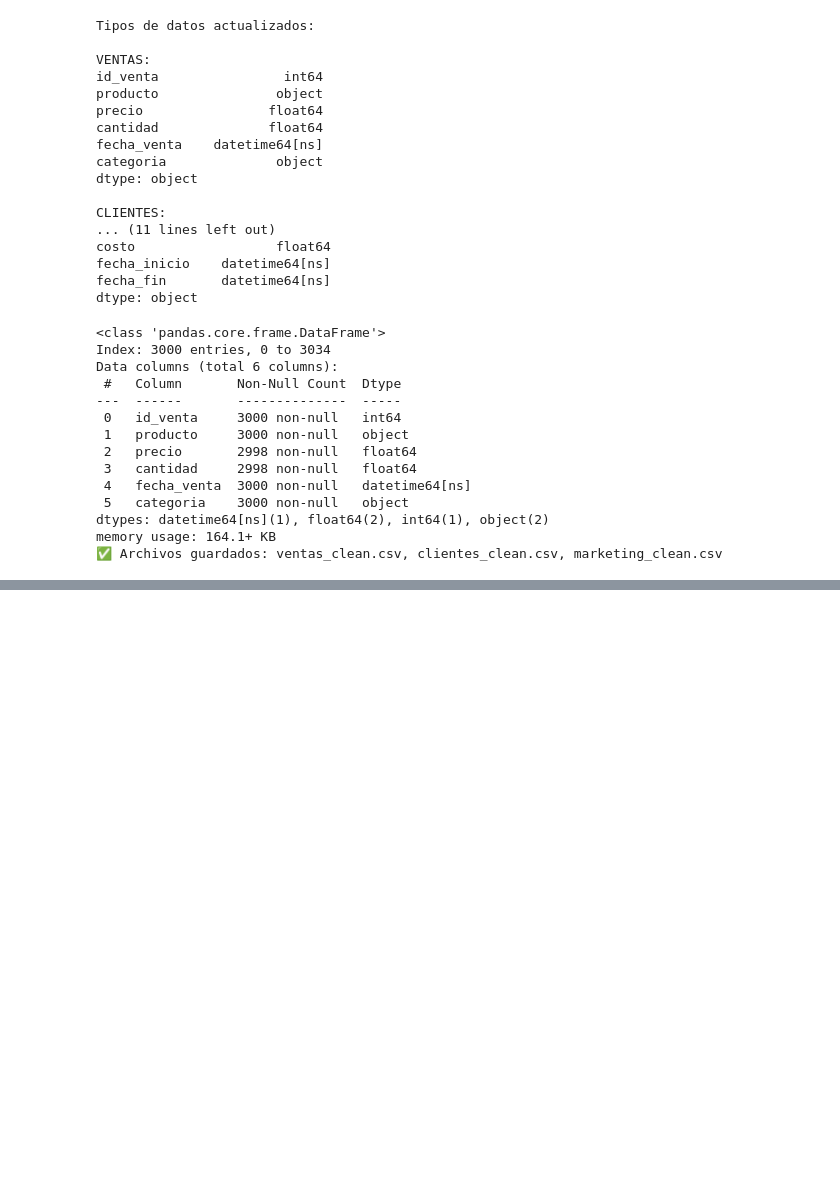
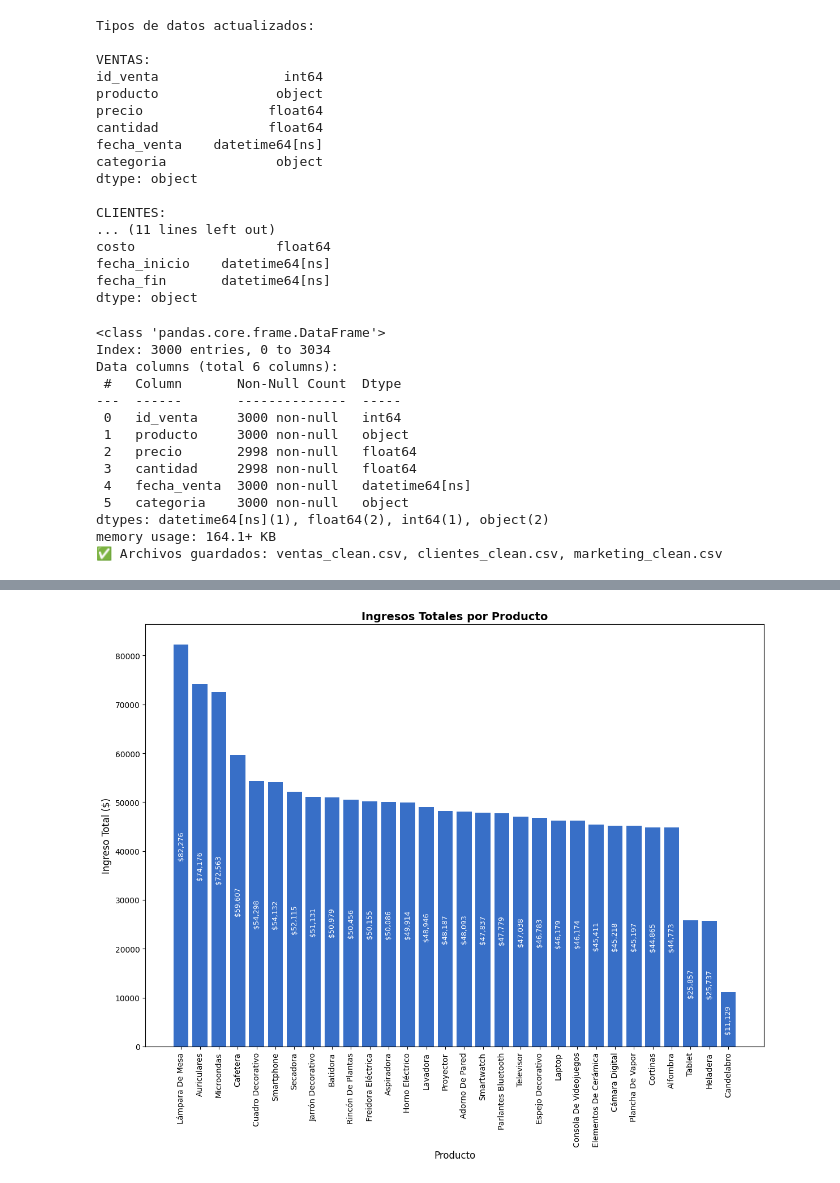
Before and after one commit to gonzagomezouton-cell/entrega_final_gonzalo_gomez_outon_analisis_de_datos, a Jupyter notebook: Entrega_final_Gonzalo_Gomez_Outon.ipynb, the cells around one changed output, grey strips where cells are left out. Saved outputs shown, nothing was run; the diff lists cells and outputs as text; code cells hidden in the pictures; blank space fills up the shorter version.

```diff
--- a/Entrega_final_Gonzalo_Gomez_Outon.ipynb
+++ b/Entrega_final_Gonzalo_Gomez_Outon.ipynb
@@ -717,0 +986,32 @@ print(reporte_calidad_global([ventas_clean, clientes_clean, marketing_clean],["V
+# %%
+#Gráfico de barras con etiquetas verticales dentro de cada barra
+
+df_ordenado = df.sort_values("ingreso_total", ascending=False)
+
+plt.figure(figsize=(12, 10))
+
+color_celeste = "#386FC7"
+
+barras = plt.bar(df_ordenado["producto"], df_ordenado["ingreso_total"], color=color_celeste)
+plt.title("Ingresos Totales por Producto", fontsize=14, weight="bold")
+plt.xlabel("Producto", fontsize=12)
+plt.ylabel("Ingreso Total ($)", fontsize=12)
+
+plt.xticks(rotation=90)
+for barra in barras:
+    y = barra.get_height()
+    plt.text(
+        barra.get_x() + barra.get_width() / 2,
+        y / 2,
+        f"${y:,.0f}",
+        ha='center',
+        va='center',
+        fontsize=9,
+        color="white",
+        rotation=90
+        )
+
+plt.tight_layout()
+plt.show()
+# %% [output]
+[figure, added]
```
Also changed, not shown: parts of 50 cells of this notebook.
